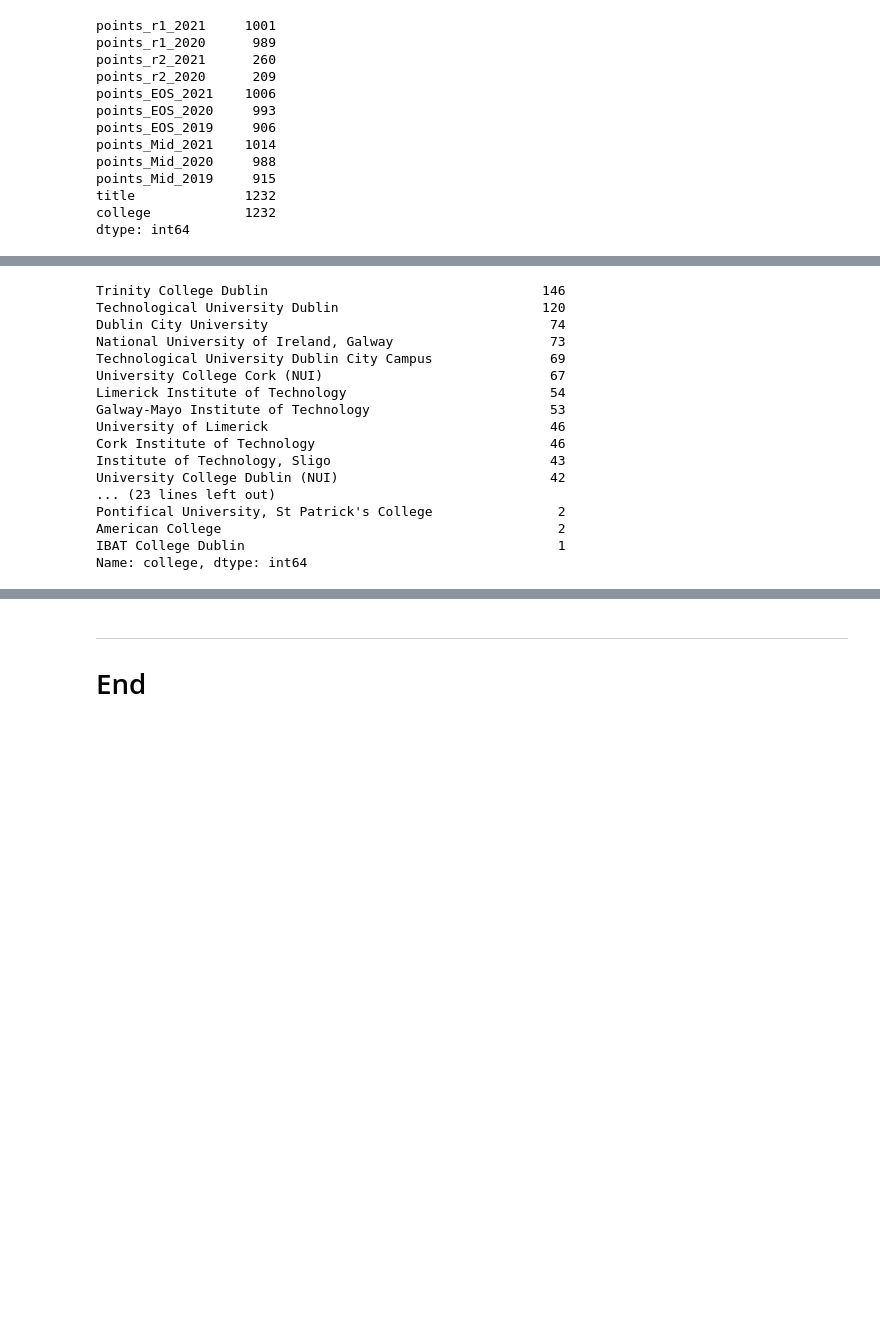
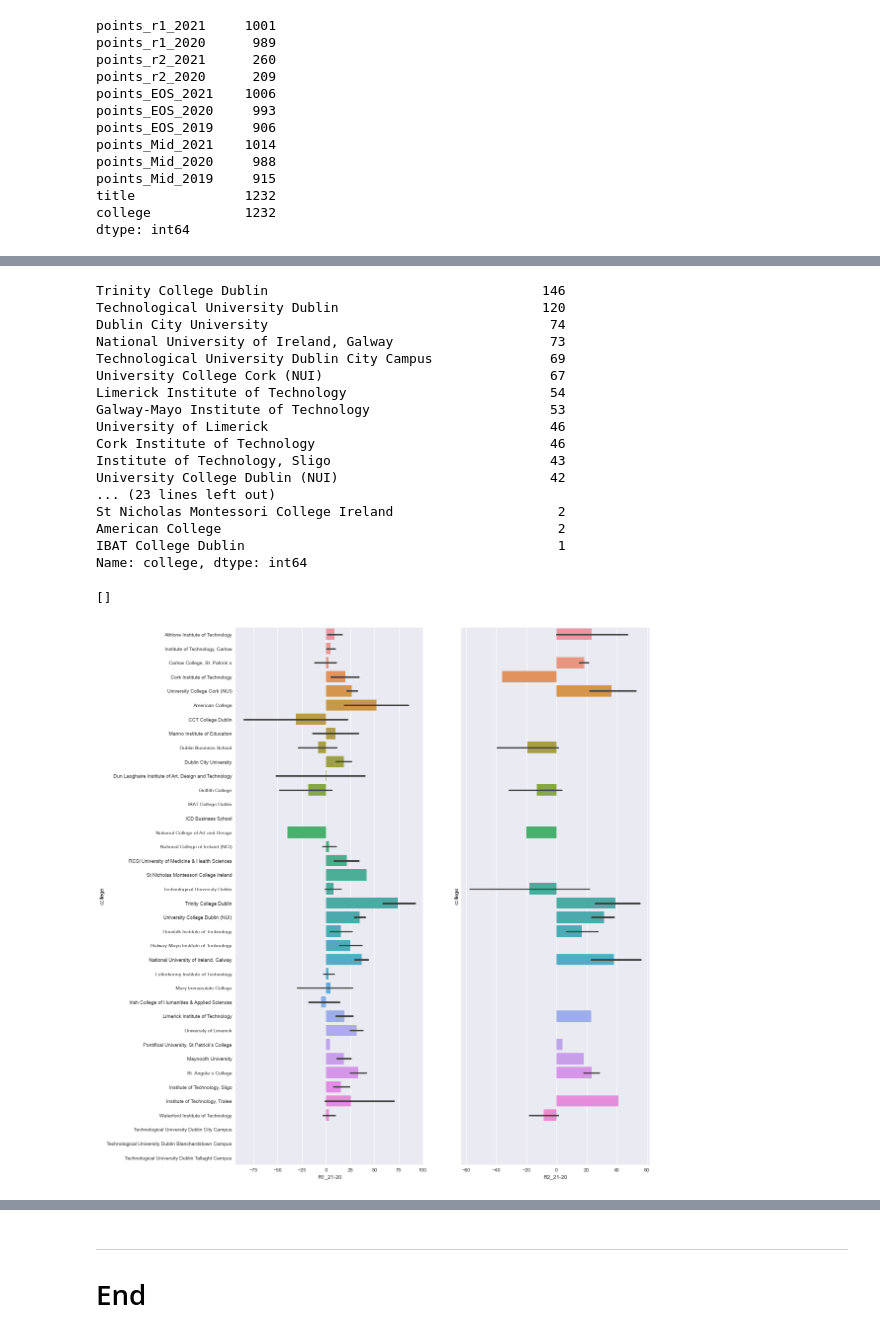
Before and after one commit to ShanePAustin/fundamentals-of-data-analysis, a Jupyter notebook: cao.ipynb, the cells around one changed output, grey strips where cells are left out. Saved outputs shown, nothing was run; the diff lists cells and outputs as text; code cells hidden in the pictures; blank space fills up the shorter version.

Commit message:
Differences per College barh

```diff
--- a/cao.ipynb
+++ b/cao.ipynb
@@ -798,0 +805,11 @@ plt.show()
+# %%
+caoPoints['R1_21-20'] = caoPoints['points_r1_2021'] - caoPoints['points_r1_2020']
+caoPoints['R2_21-20'] = caoPoints['points_r2_2021'] - caoPoints['points_r2_2020']
+caoPoints['EOS_21-20'] = caoPoints['points_EOS_2021'] - caoPoints['points_EOS_2020']
+caoPoints['EOS_21-19'] = caoPoints['points_EOS_2021'] - caoPoints['points_EOS_2019']
+caoPoints['EOS_20-19'] = caoPoints['points_EOS_2020'] - caoPoints['points_EOS_2019']
+caoPoints['Mid_21-20'] = caoPoints['points_Mid_2021'] - caoPoints['points_Mid_2020']
+caoPoints['Mid_21-19'] = caoPoints['points_Mid_2021'] - caoPoints['points_Mid_2019']
+caoPoints['Mid_20-19'] = caoPoints['points_Mid_2020'] - caoPoints['points_Mid_2019']
+
+caoPoints
@@ -814,7 +846,18 @@ Cork Institute of Technology                              46
 Institute of Technology, Sligo                            43
 University College Dublin (NUI)                           42
 ... (23 lines left out)
-Pontifical University, St Patrick's College                2
+St Nicholas Montessori College Ireland                     2
 American College                                           2
 IBAT College Dublin                                        1
 Name: college, dtype: int64
+# %%
+# Change default figure size.
+plt.rcParams['figure.figsize'] = (15,20)
+fig, axes = plt.subplots(1,2)
+
+ax1 = sns.barplot(x = caoPoints["R1_21-20"], y = caoPoints["college"], ax=axes[0])
+ax2 = sns.barplot(x = caoPoints["R2_21-20"], y = caoPoints["college"], ax=axes[1])
+ax2.get_yaxis().set_ticks([])
+# %% [output]
+[]
+[figure, added]
```
Also changed, not shown: parts of 10 cells of this notebook, 4 other files.
